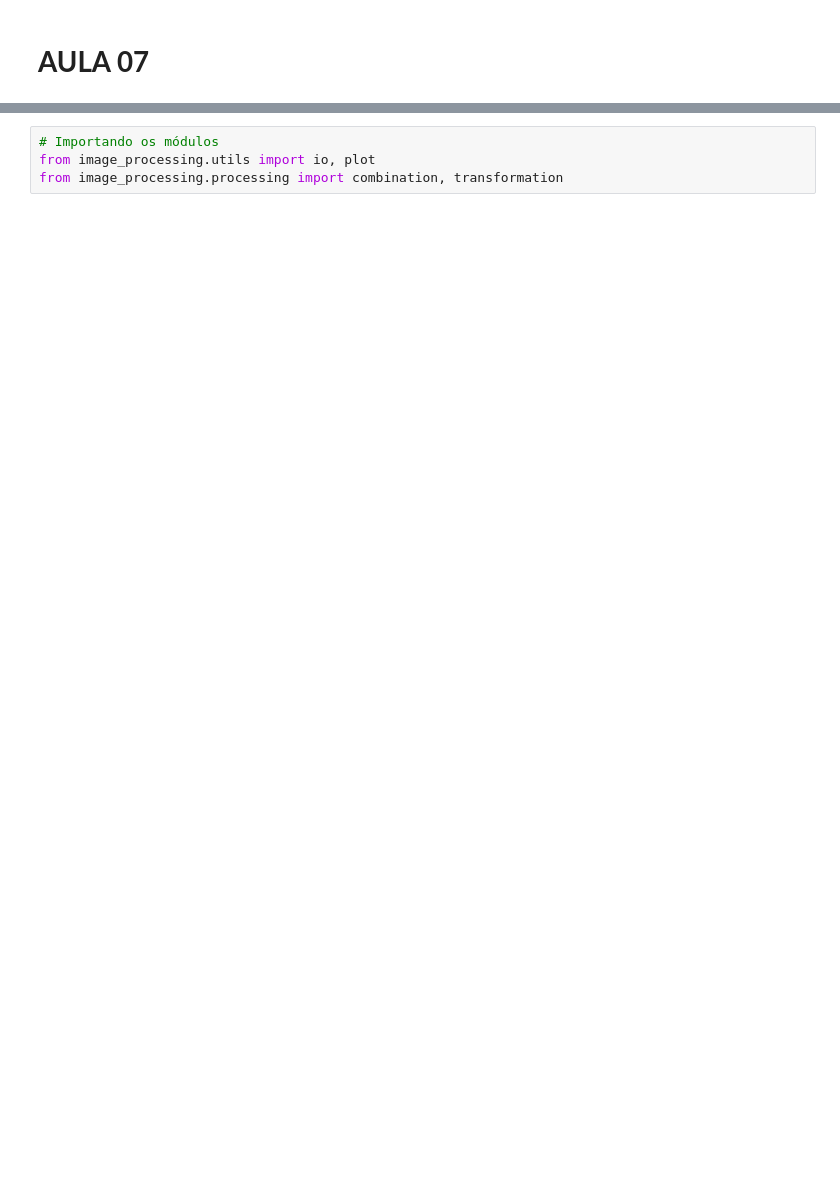
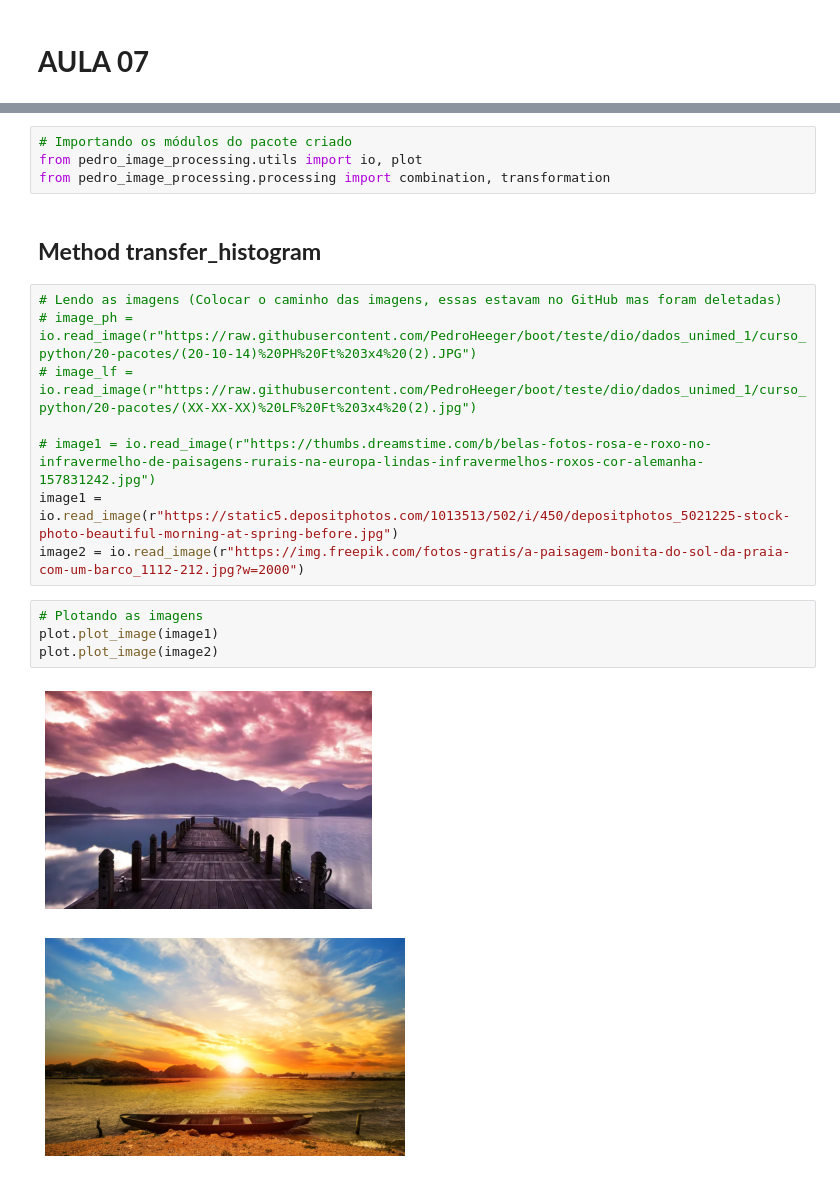
Before and after one commit to PedroHeeger/boot, a Jupyter notebook: dio/dados_unimed_1/curso_python/20-pacotes/07_testando.ipynb, the cells around one changed output, grey strips where cells are left out. Drawn from its saved outputs; the diff is of its cells as text; blank space fills up the shorter version.

```diff
--- a/dio/dados_unimed_1/curso_python/20-pacotes/07_testando.ipynb
+++ b/dio/dados_unimed_1/curso_python/20-pacotes/07_testando.ipynb
@@ -31,4 +66,21 @@ Successfully installed image-processing-pedro-0.0.1
 # %%
-# Importando os módulos
-from image_processing.utils import io, plot
-from image_processing.processing import combination, transformation
+# Importando os módulos do pacote criado
+from pedro_image_processing.utils import io, plot
+from pedro_image_processing.processing import combination, transformation
+# %% [markdown]
+## **Method transfer_histogram**
+# %%
+# Lendo as imagens (Colocar o caminho das imagens, essas estavam no GitHub mas foram deletadas)
+# image_ph = io.read_image(r"https://raw.githubusercontent.com/PedroHeeger/boot/teste/dio/dados_unimed_1/curso_python/20-pacotes/(20-10-14)%20PH%20Ft%203x4%20(2).JPG")
+# image_lf = io.read_image(r"https://raw.githubusercontent.com/PedroHeeger/boot/teste/dio/dados_unimed_1/curso_python/20-pacotes/(XX-XX-XX)%20LF%20Ft%203x4%20(2).jpg")
+
+# image1 = io.read_image(r"https://thumbs.dreamstime.com/b/belas-fotos-rosa-e-roxo-no-infravermelho-de-paisagens-rurais-na-europa-lindas-infravermelhos-roxos-cor-alemanha-157831242.jpg")
+image1 = io.read_image(r"https://static5.depositphotos.com/1013513/502/i/450/depositphotos_5021225-stock-photo-beautiful-morning-at-spring-before.jpg")
+image2 = io.read_image(r"https://img.freepik.com/fotos-gratis/a-paisagem-bonita-do-sol-da-praia-com-um-barco_1112-212.jpg?w=2000")
+# %%
+# Plotando as imagens
+plot.plot_image(image1)
+plot.plot_image(image2)
+# %% [output]
+[figure, added]
+[figure, added]
```
Also changed, not shown: parts of 20 cells of this notebook.
